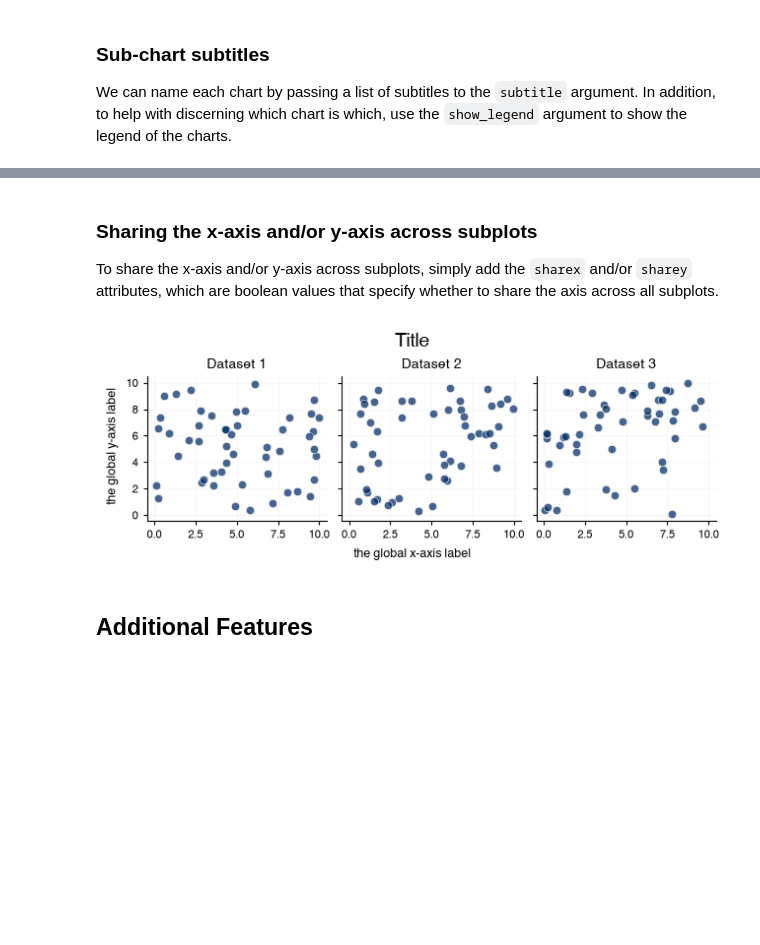
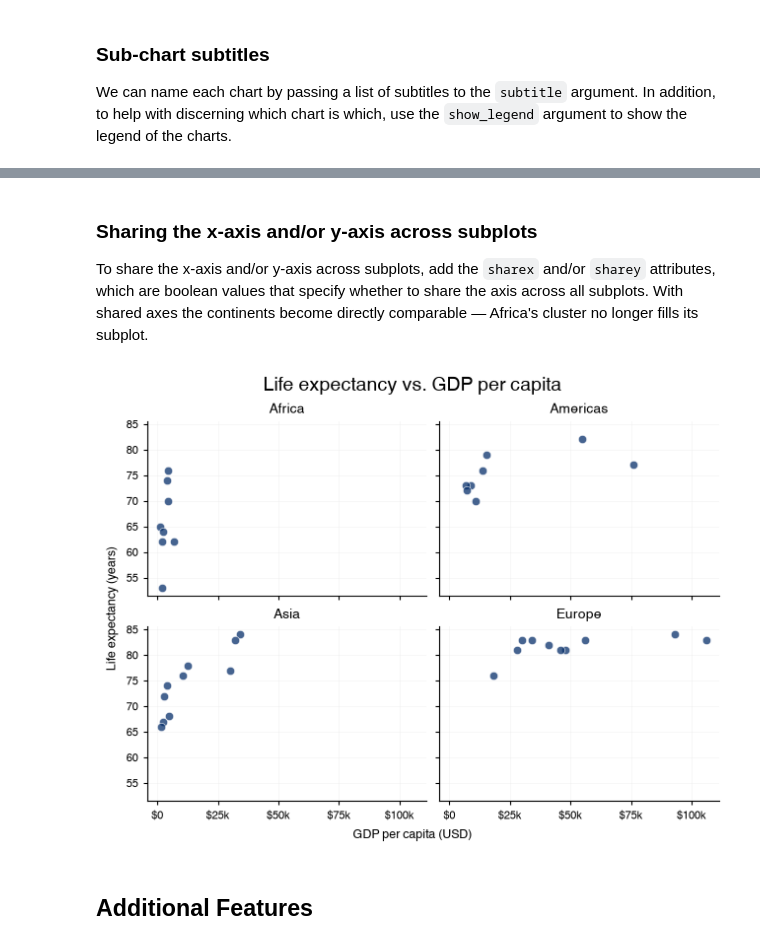
Before and after one commit to eriknovak/datachart, a Jupyter notebook: docs/how-to-guides/charts/scatterchart.ipynb, the cells around one changed output, grey strips where cells are left out. Drawn from its saved outputs; the diff is of its cells as text; code cells hidden in the pictures; blank space fills up the shorter version.

```diff
--- a/docs/how-to-guides/charts/scatterchart.ipynb
+++ b/docs/how-to-guides/charts/scatterchart.ipynb
@@ -102,0 +196,18 @@ ScatterChart(
+# %%
+GDP_TICKS = [0, 25_000, 50_000, 75_000, 100_000]
+GDP_TICK_LABELS = ["$0", "$25k", "$50k", "$75k", "$100k"]
+
+ScatterChart(
+    data=countries,
+    # add the title
+    title="Life expectancy vs. GDP per capita",
+    # add the x and y axis labels
+    xlabel="GDP per capita (USD)",
+    ylabel="Life expectancy (years)",
+    # label the GDP ticks in thousands of dollars
+    xticks=GDP_TICKS,
+    xticklabels=GDP_TICK_LABELS,
+    # fix the y-axis range
+    ymin=50,
+    ymax=90,
+).show()
@@ -467,24 +544,27 @@ ScatterChart(
 # %% [markdown]
 ### Sharing the x-axis and/or y-axis across subplots
 
-To share the x-axis and/or y-axis across subplots, simply add the `sharex` and/or `sharey` attributes, which are boolean values that specify whether to share the axis across all subplots.
+To share the x-axis and/or y-axis across subplots, add the `sharex` and/or `sharey` attributes, which are boolean values that specify whether to share the axis across all subplots. With shared axes the continents become directly comparable — Africa's cluster no longer fills its subplot.
 # %%
 ScatterChart(
-    data=multi_chart_data,
-    subtitle=chart_subtitles,
-    title="Title",
-    xlabel="the global x-axis label",
-    ylabel="the global y-axis label",
-    figsize=FIG_SIZE.FULL_SHORT,
+    data=countries_by_continent,
+    subtitle=CONTINENTS,
+    title="Life expectancy vs. GDP per capita",
+    xlabel="GDP per capita (USD)",
+    ylabel="Life expectancy (years)",
+    xticks=GDP_TICKS,
+    xticklabels=GDP_TICK_LABELS,
+    figsize=FIG_SIZE.FULL_MEDIUM,
     show_grid=SHOW_GRID.BOTH,
     subplots=True,
+    max_cols=2,
     # share the x-axis across subplots
     sharex=True,
     # share the y-axis across subplots
     sharey=True,
 ).show()
 # %% [output]
-[figure, old version]
+[figure, new version]
 # %% [markdown]
 ## Additional Features
 # %% [markdown]
```
Also changed, not shown: parts of 86 cells of this notebook.
